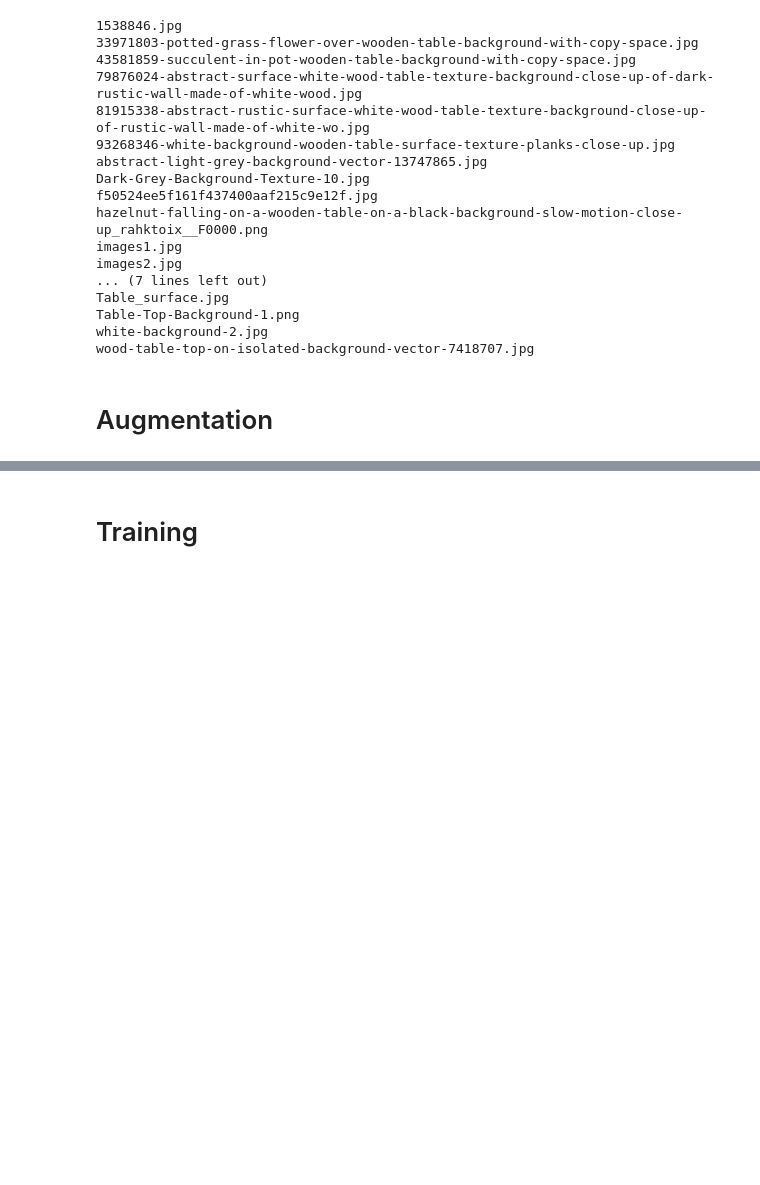
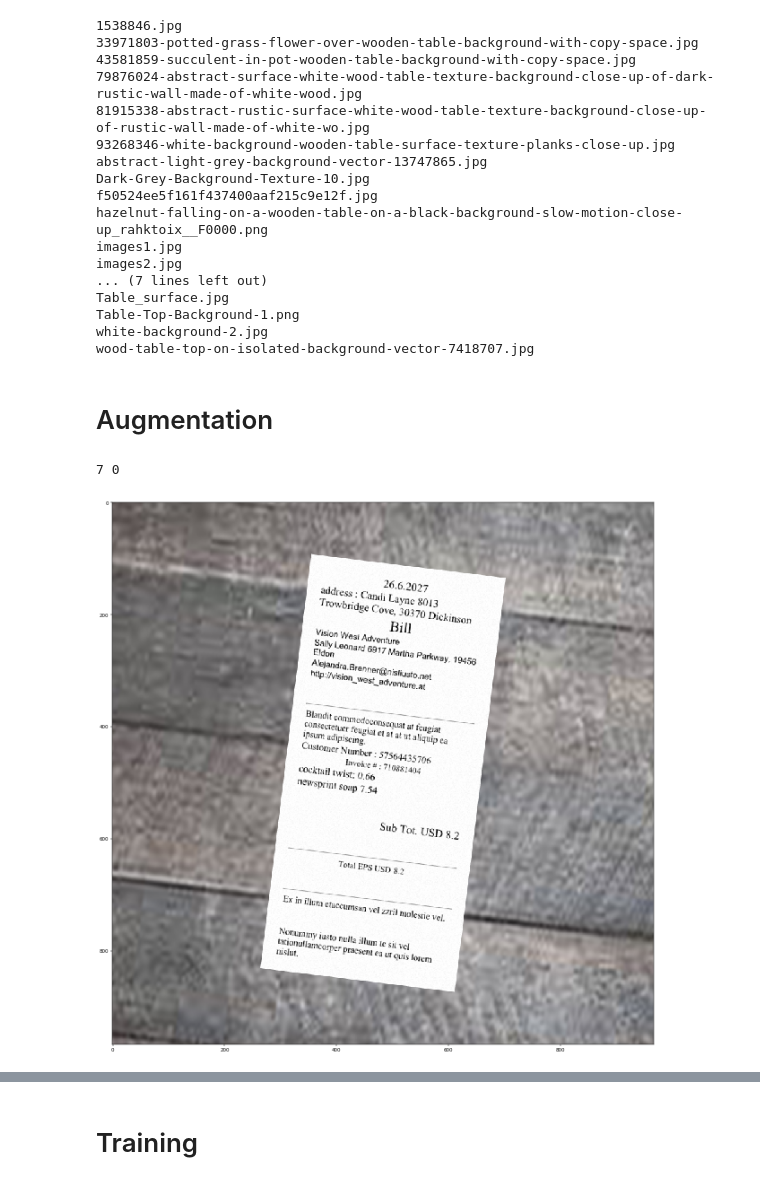
Before and after one commit to Charistoph/invoice_ocr, a Jupyter notebook: Image_Rotation_CNN_Colab.ipynb, the cells around one changed output, grey strips where cells are left out. Drawn from its saved outputs; the diff is of its cells as text; code cells hidden in the pictures; blank space fills up the shorter version.

```diff
--- a/Image_Rotation_CNN_Colab.ipynb
+++ b/Image_Rotation_CNN_Colab.ipynb
@@ -146,18 +135,14 @@ scaler = 3
 def add_background_img(foreground, background, max_foreground_size, scaler):
     width = foreground.size[0]
     height = foreground.size[1]
+#     print(width, height)
 
     if(width > height):
-        percentage = max_foreground_size/width
-        max_size = int(width*scaler*percentage)
+        max_size = int(width*scaler)
     else:
-        percentage = max_foreground_size/height
-        max_size = int(height*scaler*percentage)
+        max_size = int(height*scaler)
 
-#     print(width, height, percentage)
-
-    foreground = foreground.resize((int(width*percentage), int(height*percentage)), Image.ANTIALIAS)
-
+    foreground = foreground.resize((int(width), int(height)), Image.ANTIALIAS)
     background = background.resize((max_size, max_size), Image.ANTIALIAS)
 
     margin_w = int((background.size[0]-foreground.size[0])/2)
@@ -169,7 +154,7 @@ def add_background_img(foreground, background, max_foreground_size, scaler):
 
     return background
 # %%
-def augment_img(foreground, background, max_foreground_size, scaler):
+def augment_img(foreground, background, max_foreground_size, scaler, max_rotation, max_shear):
     # load image with background
     open_cv_image = np.array(add_background_img(foreground, background, max_foreground_size, scaler).convert('RGB'))
 
@@ -177,19 +162,19 @@ def augment_img(foreground, background, max_foreground_size, scaler):
     open_cv_image = open_cv_image[:, :, ::-1].copy()
 
     # define augmentations
-    rotation = random.randint(-85,85)
-    shear = random.randint(-10,10)
+    rotation = random.randint(-max_rotation,max_rotation)
+    shear = random.randint(-max_shear, max_shear)
 
     # 2. Add some more distortions
-    blur_aug = ia.augmenters.blur.MotionBlur(k=(3,10), angle=(0, 360), direction=(-1.0, 1.0))
+#     blur_aug = ia.augmenters.blur.MotionBlur(k=(3,4), angle=(0, 360), direction=(-1.0, 1.0))
 
     # 3. Rotate and sheer image
     rotate_aug = ia.augmenters.geometric.Affine(rotate=rotation)
     shear_aug = ia.augmenters.geometric.Affine(shear=shear)
 
     # exectue augmentation
-    new_img = blur_aug.augment_image(open_cv_image)
-    new_img = rotate_aug.augment_image(new_img)
+    new_img = rotate_aug.augment_image(open_cv_image)
+#     new_img = blur_aug.augment_image(new_img)
     new_img = shear_aug.augment_image(new_img)
 
     # show
@@ -198,7 +183,7 @@ def augment_img(foreground, background, max_foreground_size, scaler):
 #     img.show()
 
     # crop image
-    rand_scaler = scaler*random.uniform(0.7,1.3)
+    rand_scaler = scaler/1.3 #*random.uniform(0.7,1.3)
 #     print("rand_scaler", rand_scaler)
     crop_side_percentage = (rand_scaler-1)/(2*rand_scaler)
 
@@ -225,7 +200,29 @@ def augment_img(foreground, background, max_foreground_size, scaler):
+# %%
+def img_show(img, figsz, cv=False):
+    fig=plt.figure(figsize=(figsz, figsz), dpi= 40, facecolor='w', edgecolor='k')
+    if(cv): # convert to cv2 if image is not cv2
+        img = cv2.cvtColor(img, cv2.COLOR_BGR2RGB)
+    plt.imshow(img)
+    return None
 # %%
 input_img_names = [x for x in os.listdir(input_data_folder) if "_label" not in x and ".png" in x]
 background_img_names = [
     x for x in os.listdir(background_img_folder) if "_label" not in x and ".png" in x or ".jpg" in x or ".jpeg" in x]
+# %%
+# test augmentation
+img_name = random.choice(input_img_names)
+background_name = random.choice(background_img_names)
+
+foreground = Image.open(os.path.join(input_data_folder, img_name))
+background = Image.open(os.path.join(background_img_folder, background_name))
+
+curr_img, rotation, shear = augment_img(foreground, background, max_foreground_size,
+                                        scaler, max_rotation, max_shear)
+img_show(curr_img, 20)
+print(rotation, shear)
+# %% [output]
+7 0
+[figure, added]
 # %%
 len(input_img_names), len(background_img_names)
 # %% [output]
```
Also changed, not shown: parts of 28 cells of this notebook, 1 other file.
